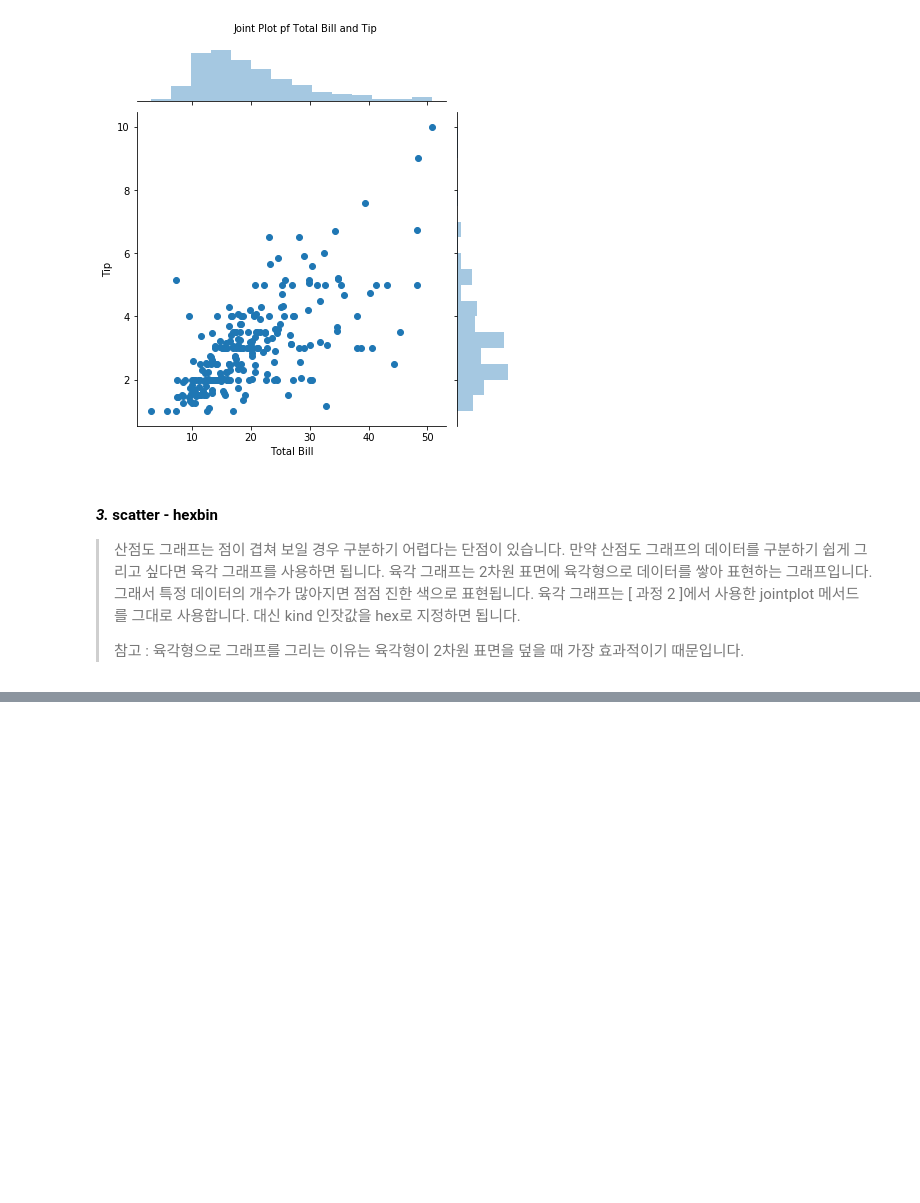
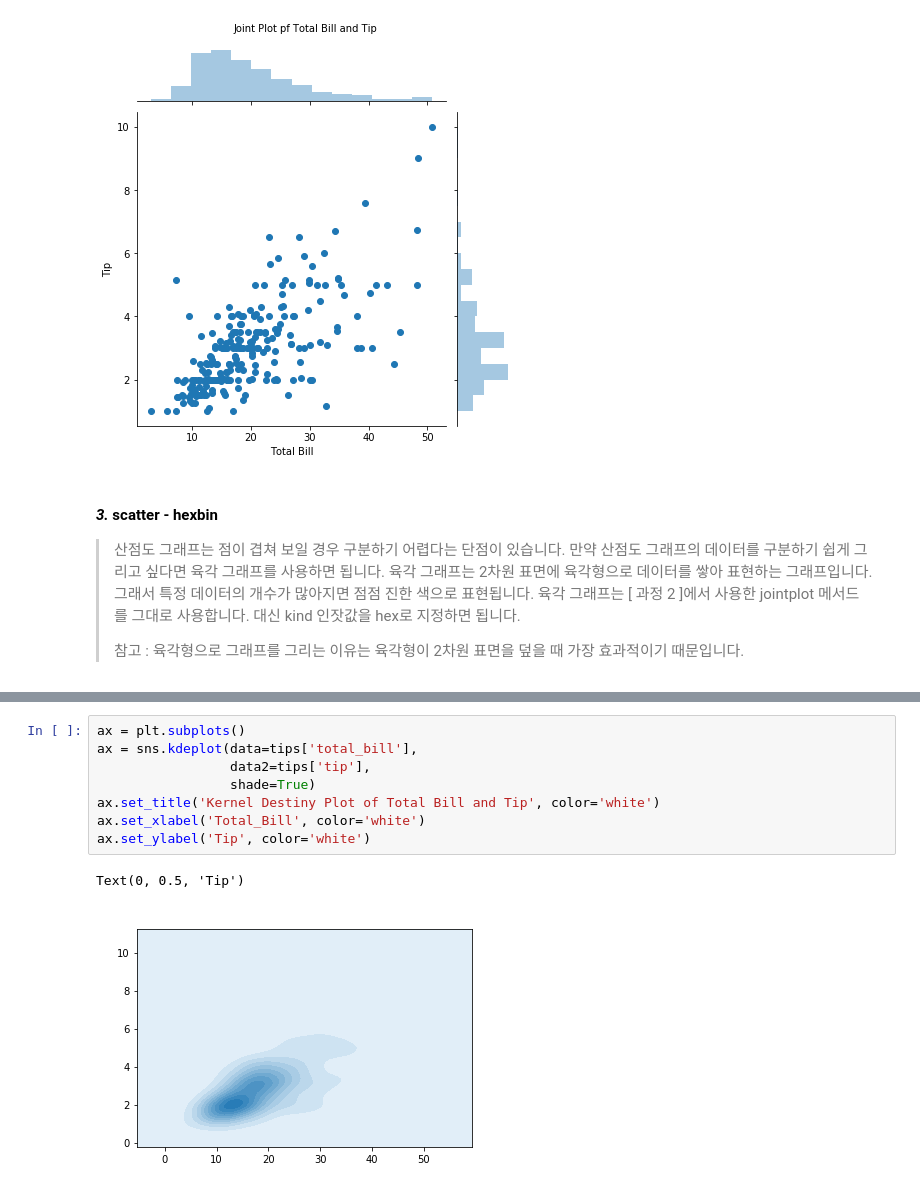
Before and after one commit to GeniusGun/python, a Jupyter notebook: pandas/pandas_04.ipynb, the cells around one changed output, grey strips where cells are left out. Drawn from its saved outputs; the diff is of its cells as text; blank space fills up the shorter version.

```diff
--- a/pandas/pandas_04.ipynb
+++ b/pandas/pandas_04.ipynb
@@ -433,0 +437,11 @@ Text(0.5, 1.03, 'Joint Plot pf Total Bill and Tip')
+# %%
+ax = plt.subplots()
+ax = sns.kdeplot(data=tips['total_bill'],
+                 data2=tips['tip'],
+                 shade=True)
+ax.set_title('Kernel Destiny Plot of Total Bill and Tip', color='white')
+ax.set_xlabel('Total_Bill', color='white')
+ax.set_ylabel('Tip', color='white')
+# %% [output]
+Text(0, 0.5, 'Tip')
+[figure, added]
```
Also changed, not shown: parts of 7 cells of this notebook.
